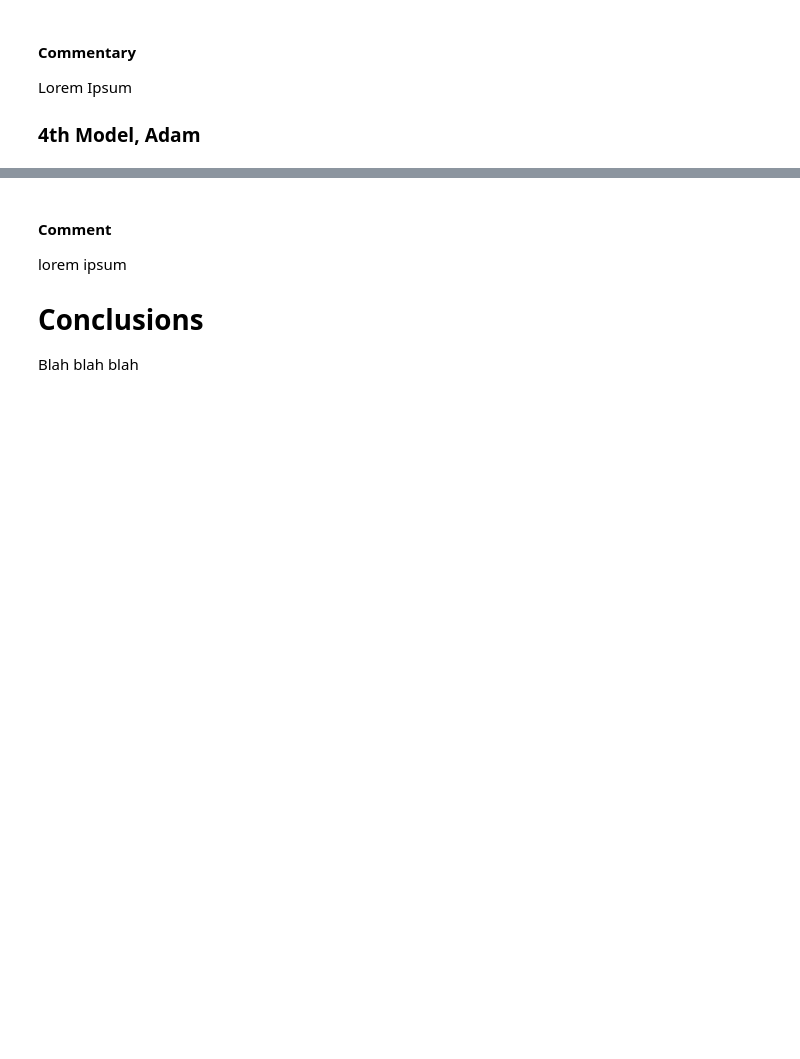
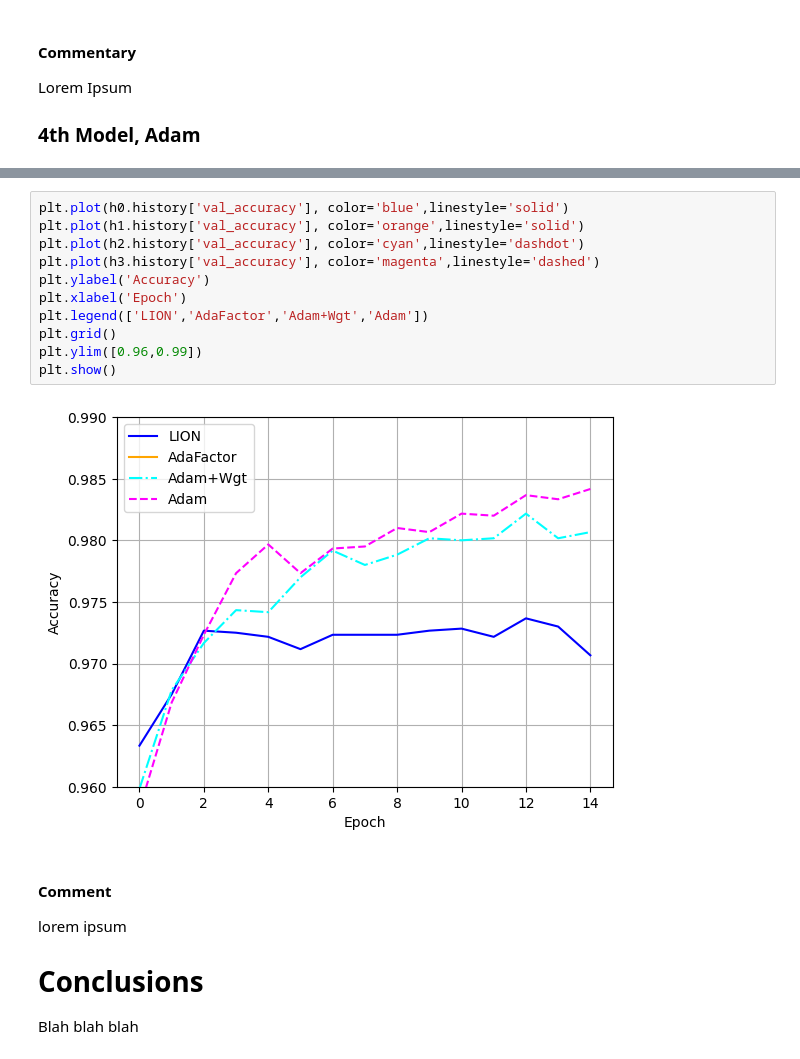
Before and after one commit to chakryaros/IDC6146, a Jupyter notebook: Optimizer_Example_ANN_NEW.ipynb, the cells around one changed output, grey strips where cells are left out. Drawn from its saved outputs; the diff is of its cells as text; blank space fills up the shorter version.

```diff
--- a/Optimizer_Example_ANN_NEW.ipynb
+++ b/Optimizer_Example_ANN_NEW.ipynb
@@ -690,3 +282,16 @@ plt.show()
+# %%
+plt.plot(h0.history['val_accuracy'], color='blue',linestyle='solid')
+plt.plot(h1.history['val_accuracy'], color='orange',linestyle='solid')
+plt.plot(h2.history['val_accuracy'], color='cyan',linestyle='dashdot')
+plt.plot(h3.history['val_accuracy'], color='magenta',linestyle='dashed')
+plt.ylabel('Accuracy')
+plt.xlabel('Epoch')
+plt.legend(['LION','AdaFactor','Adam+Wgt','Adam'])
+plt.grid()
+plt.ylim([0.96,0.99])
+plt.show()
+# %% [output]
+[figure, added]
 # %% [markdown]
 #### Comment
 lorem ipsum
```
Also changed, not shown: parts of 44 cells of this notebook, 10 other files.
